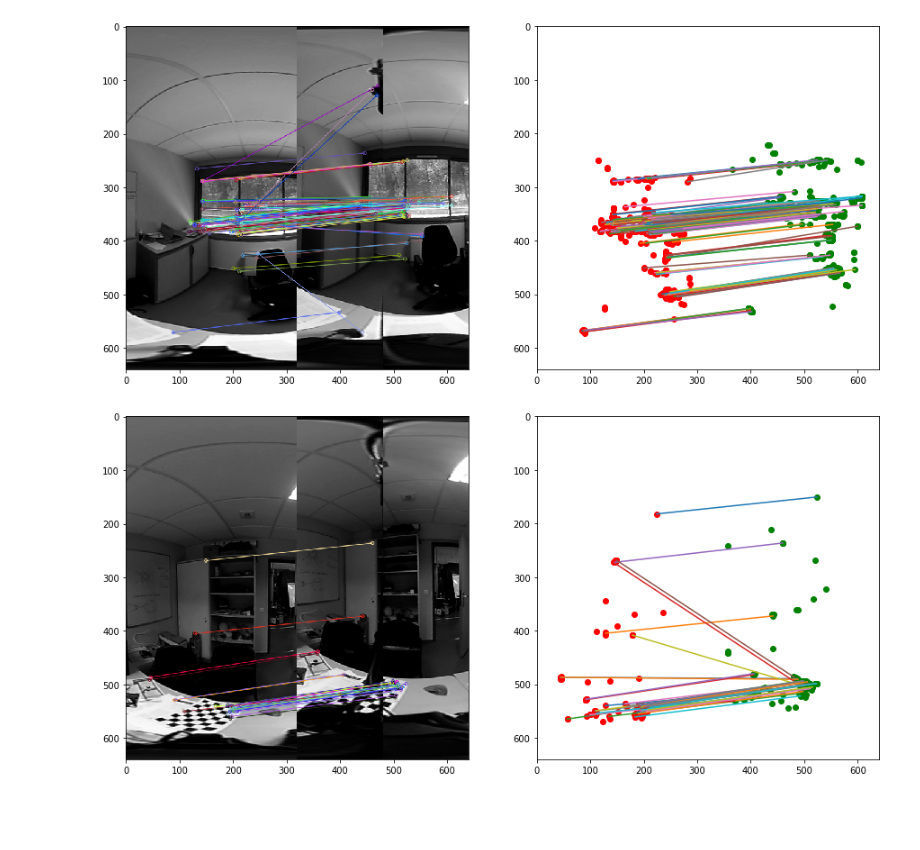
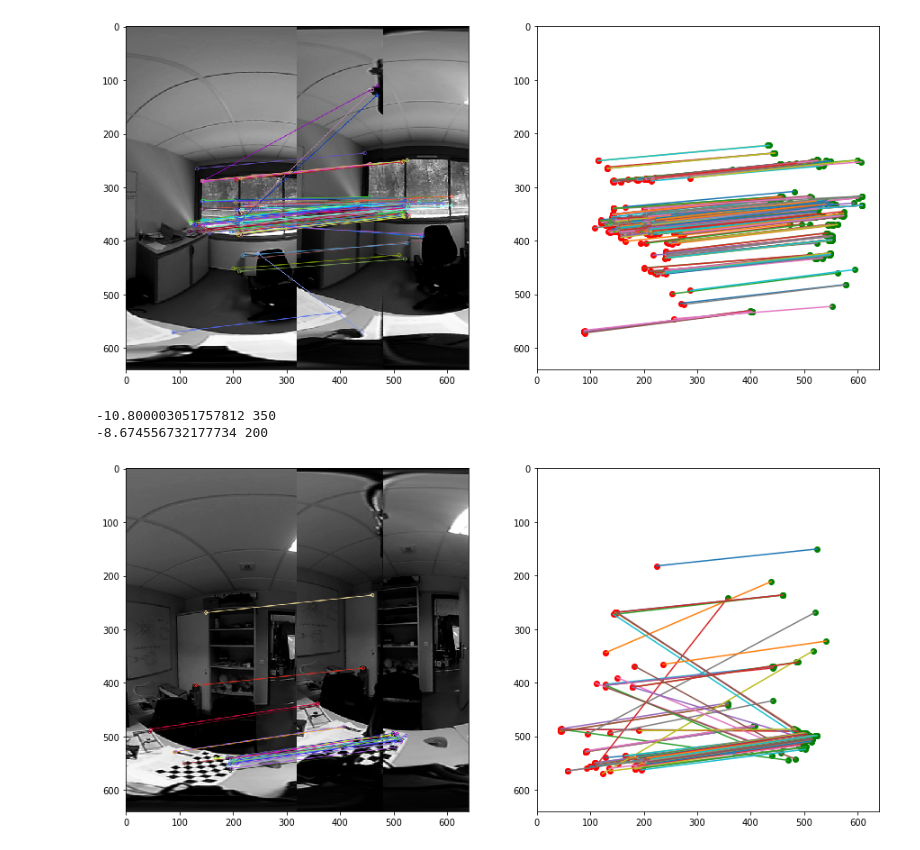
Before and after one commit to RobInLabUJI/ricoh_camera, a Jupyter notebook: notebooks/stereo/Feature Matching.ipynb, the cells around one changed output. Saved outputs shown, nothing was run; the diff lists cells and outputs as text; code cells hidden in the pictures; blank space fills up the shorter version.

```diff
--- a/notebooks/stereo/Feature Matching.ipynb
+++ b/notebooks/stereo/Feature Matching.ipynb
@@ -29,5 +30,5 @@ plt.hist(th, len(th)/20);
 # %%
-idx = np.logical_and(th>-0.18, th<-0.05)
+idx = np.logical_and(dy>25, dy<50)
 p_tbf = np.load('p_tbf.npy')[idx,:]
 
 tpt = p_tbf[:,0:2]
@@ -35,9 +36,8 @@ bpt = p_tbf[:,2:4]
 
 matplotlib.rcParams['figure.figsize'] = [15, 15]
 plt.subplot(121); plt.imshow(plt.imread("Top BF stitch_screenshot_13.06.2019.png"));
-plt.subplot(122);
-plt.scatter(tpt[:,0], tpt[:,1], c='red'); plt.scatter(bpt[:,0]+320, bpt[:,1], c='green');
-for m in p_tbf[::10,:]:
+plt.subplot(122); plt.scatter(tpt[:,0], tpt[:,1], c='red'); plt.scatter(bpt[:,0]+320, bpt[:,1], c='green');
+for m in p_tbf[::,:]:
     plt.plot([m[0],m[2]+320],[m[1],m[3]])
 plt.axis('scaled'); plt.axis([0, 640, 0, 640]);  plt.gca().invert_yaxis();
 # %% [output]
@@ -66,0 +73,6 @@ plt.hist(th, len(th)/5);
+# %%
+dy = tpt[:,1]-bpt[:,1]
+matplotlib.rcParams['figure.figsize'] = [7, 7]
+n, b, patches = plt.hist(dy, len(dy)/10);
+bin_max = np.where(n == n.max())
+print 'maxbin', b[bin_max][0]
@@ -67,5 +82,5 @@ plt.hist(th, len(th)/5);
 # %%
-idx = np.logical_and(th>-0.18, th<-0.05)
+idx = np.logical_and(dy>25, dy<50)
 p_tfb = np.load('p_tfb.npy')[idx,:]
 
 tpt = p_tfb[:,0:2]
@@ -73,9 +88,8 @@ bpt = p_tfb[:,2:4]
 
 matplotlib.rcParams['figure.figsize'] = [15, 15]
 plt.subplot(121); plt.imshow(plt.imread("Top FB stitch_screenshot_13.06.2019.png"));
-plt.subplot(122);
-plt.scatter(tpt[:,0], tpt[:,1], c='red'); plt.scatter(bpt[:,0]+320, bpt[:,1], c='green');
-for m in p_tfb[::5,:]:
+plt.subplot(122); plt.scatter(tpt[:,0], tpt[:,1], c='red'); plt.scatter(bpt[:,0]+320, bpt[:,1], c='green');
+for m in p_tfb[::,:]:
     plt.plot([m[0],m[2]+320],[m[1],m[3]])
 plt.axis('scaled'); plt.axis([0, 640, 0, 640]);  plt.gca().invert_yaxis();
 # %% [output]
@@ -104,0 +126,6 @@ plt.hist(th, len(th)/20);
+# %%
+dy = tpt[:,1]-bpt[:,1]
+matplotlib.rcParams['figure.figsize'] = [7, 7]
+n, b, patches = plt.hist(dy, len(dy)/10);
+bin_max = np.where(n == n.max())
+print 'maxbin', b[bin_max][0]
@@ -105,19 +135,33 @@ plt.hist(th, len(th)/20);
 # %%
-idx = np.logical_and(th>-0.18, th<-0.05)
+idx = np.logical_and(dy>20, dy<40)
 p_bbf = np.load('p_bbf.npy')[idx,:]
 
 tpt = p_bbf[:,0:2]
 bpt = p_bbf[:,2:4]
 
 matplotlib.rcParams['figure.figsize'] = [15, 15]
 plt.subplot(121); plt.imshow(plt.imread("Bottom BF stitch_screenshot_13.06.2019.png"));
-plt.subplot(122);
-plt.scatter(tpt[:,0], tpt[:,1], c='red'); plt.scatter(bpt[:,0]+320, bpt[:,1], c='green');
-for m in p_bbf[::5,:]:
+plt.subplot(122); plt.scatter(tpt[:,0], tpt[:,1], c='red'); plt.scatter(bpt[:,0]+320, bpt[:,1], c='green');
+for m in p_bbf[::,:]:
     plt.plot([m[0],m[2]+320],[m[1],m[3]])
 plt.axis('scaled'); plt.axis([0, 640, 0, 640]);  plt.gca().invert_yaxis();
 # %% [output]
-[figure, old version]
+[figure, new version]
+# %%
+idx = bpt[:,0]>=160 # bot_f camera only
+tptf = tpt[idx,:]
+bptf = bpt[idx,:]
+
+print np.median(bptf[:,0] -  tptf[:,0]), len(tptf)
+
+idx = bpt[:,0]<160 # bot_b camera only
+tptb = tpt[idx,:]
+bptb = bpt[idx,:]
+
+print np.median(bptb[:,0] -  tptb[:,0]), len(tptb)
+# %% [output]
+-10.800003051757812 350
+-8.674556732177734 200
 # %%
 p_bfb = np.load('p_bfb.npy')
 
@@ -126,9 +170,9 @@ bpt = p_bfb[:,2:4]
 
 matplotlib.rcParams['figure.figsize'] = [15, 15]
 plt.subplot(121); plt.imshow(plt.imread("Bottom FB stitch_screenshot_13.06.2019.png"));
-plt.subplot(122);plt.scatter(tpt[:,0], tpt[:,1], c='red'); plt.scatter(bpt[:,0]+320, bpt[:,1], c='green');
-for m in p_bfb[::3,:]:
+plt.subplot(122); plt.scatter(tpt[:,0], tpt[:,1], c='red'); plt.scatter(bpt[:,0]+320, bpt[:,1], c='green');
+for m in p_bfb[::,:]:
     plt.plot([m[0],m[2]+320],[m[1],m[3]])
 plt.axis('scaled'); plt.axis([0, 640, 0, 640]);  plt.gca().invert_yaxis();
 # %% [output]
-[figure, old version]
+[figure, new version]
```
Also changed, not shown: parts of 16 cells of this notebook, 3 other files.
